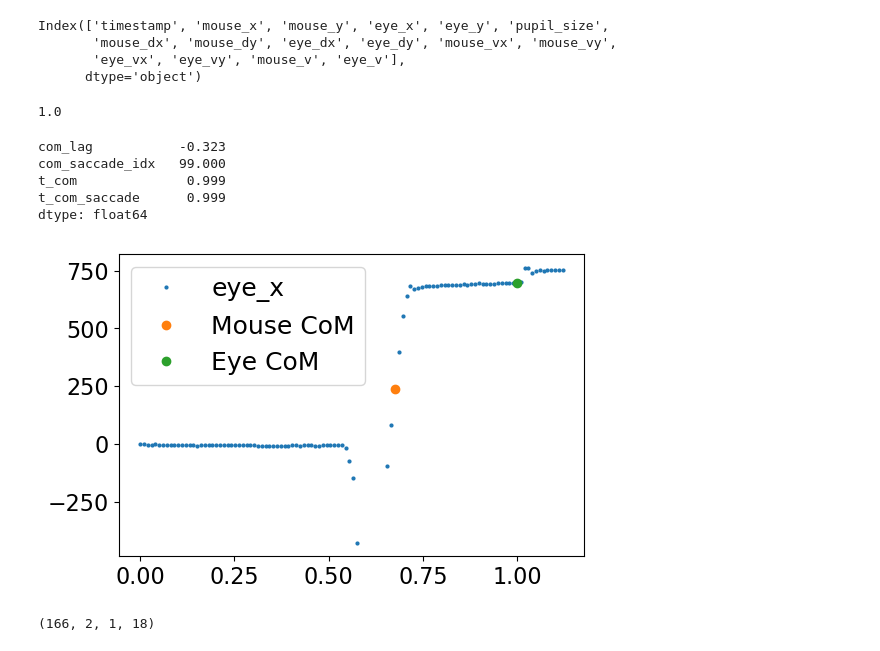
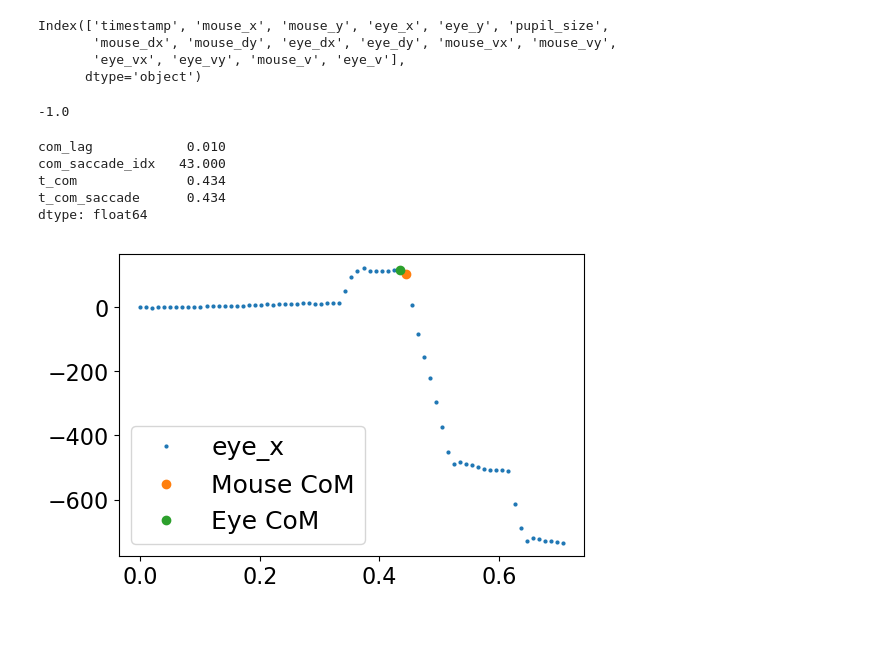
Before and after one commit to cherepaha/eyehandrdk, a Jupyter notebook: eye_hand_lags.ipynb, the cells around one changed output. Saved outputs shown, nothing was run; the diff lists cells and outputs as text; code cells hidden in the pictures.

```diff
--- a/eye_hand_lags.ipynb
+++ b/eye_hand_lags.ipynb
@@ -477,22 +398,19 @@ def get_com_lag_v2(trajectory):
 # %%
 choices = choices_2
 dynamics = dynamics_2
 choices_com = choices[choices.is_com]
 dynamics_com = dynamics.loc[choices.is_com].join(choices_com.idx_midline_d)
 
-# trial = random.sample(list(choices_com.index), 1)
+trial = random.sample(list(choices_com.index), 1)
+# trial = (166, 2, 1, 18)
 traj = dynamics_com.loc[trial]
 get_com_lag_v2(traj)
 # plt.plot(traj.timestamp, traj.eye_x, marker='o', ls='', ms=2)
 # %% [output]
-1.0
+-1.0
-com_lag           -0.323
-com_saccade_idx   99.000
-t_com              0.999
-t_com_saccade      0.999
+com_lag            0.010
+com_saccade_idx   43.000
+t_com              0.434
+t_com_saccade      0.434
 dtype: float64
-[figure, old version]
+[figure, new version]
-# %%
-print(str(traj.index.unique()[0]))
-# %% [output]
-(166, 2, 1, 18)
```
Also changed, not shown: parts of 6 cells of this notebook, 3 other files.
